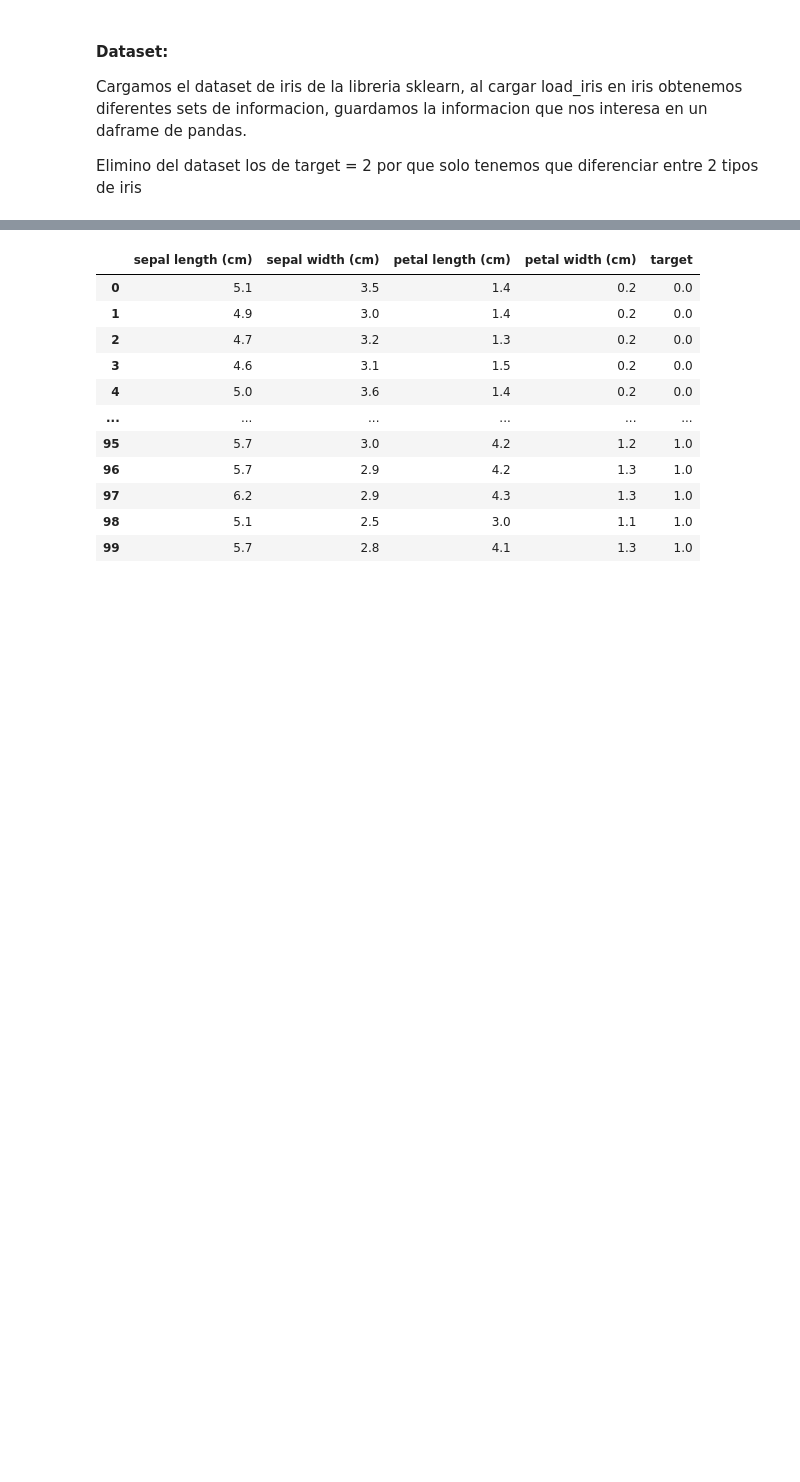
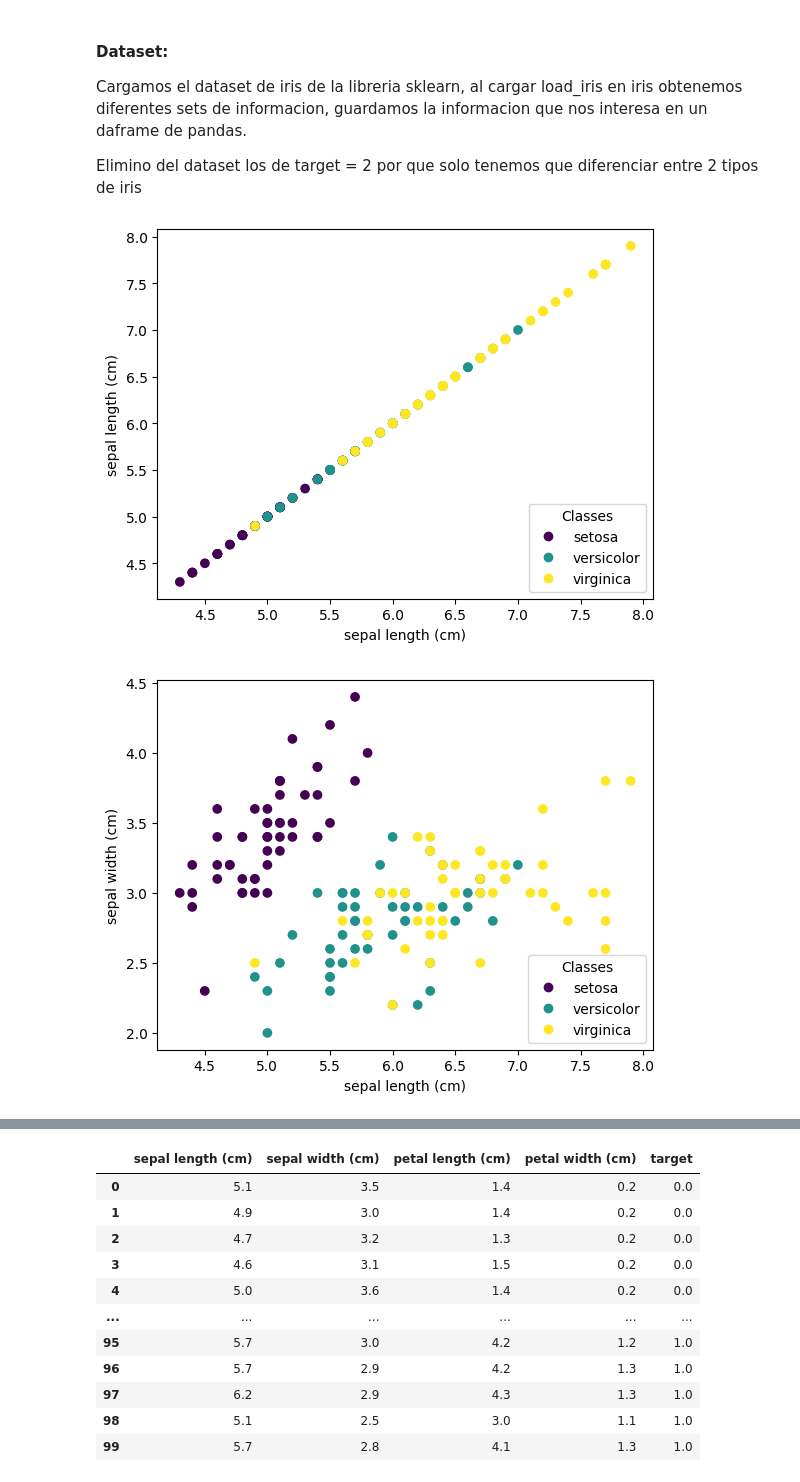
Before and after one commit to Cachaza/IA_LAB02_MLP, a Jupyter notebook: L2P1-Perceptron.ipynb, the cells around one changed output, grey strips where cells are left out. Cells and saved outputs as stored; diff of their text form; code cells hidden in the pictures; blank space fills up the shorter version.

```diff
--- a/L2P1-Perceptron.ipynb
+++ b/L2P1-Perceptron.ipynb
@@ -14,3 +14,16 @@ import random
 Cargamos el dataset de iris de la libreria sklearn, al cargar load_iris en iris obtenemos diferentes sets de informacion, guardamos la informacion que nos interesa en un daframe de pandas.
 
 Elimino del dataset los de target = 2 por que solo tenemos que diferenciar entre 2 tipos de iris
+# %%
+iris = datasets.load_iris()
+for i in range (0, 3):
+    for j in range (0, 3):
+        _, ax = plt.subplots()
+        scatter = ax.scatter(iris.data[:, i], iris.data[:, j], c=iris.target)
+        ax.set(xlabel=iris.feature_names[i], ylabel=iris.feature_names[j])
+        _ = ax.legend(
+            scatter.legend_elements()[0], iris.target_names, loc="lower right", title="Classes"
+        )
+# %% [output]
+[figure, added]
+[figure, added]
```
Also changed, not shown: parts of 6 cells of this notebook.
